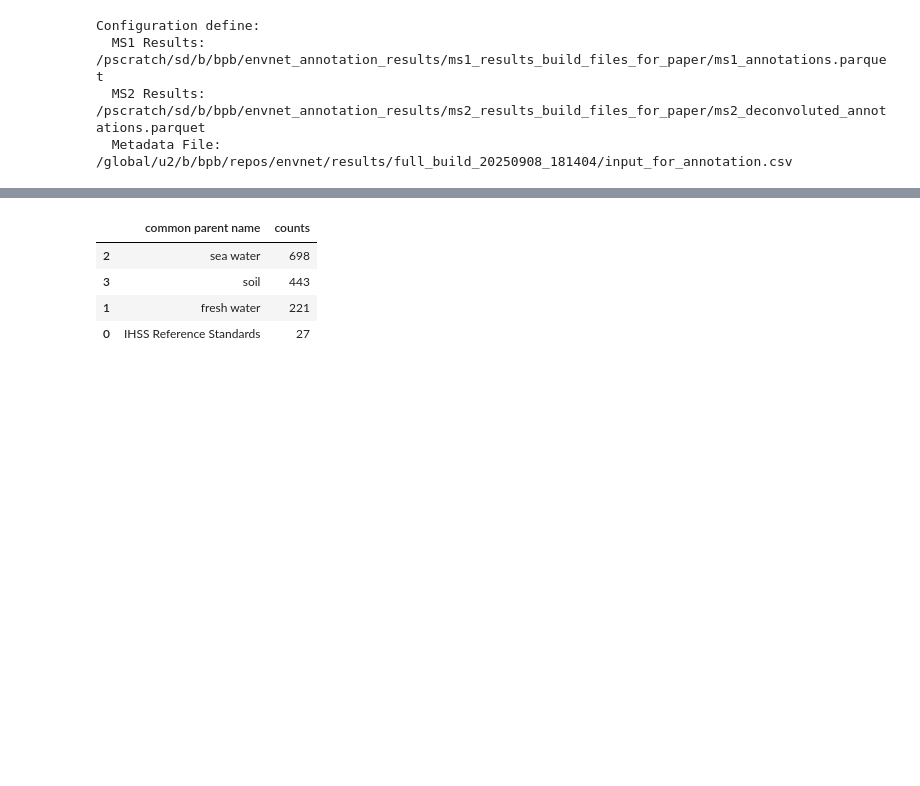
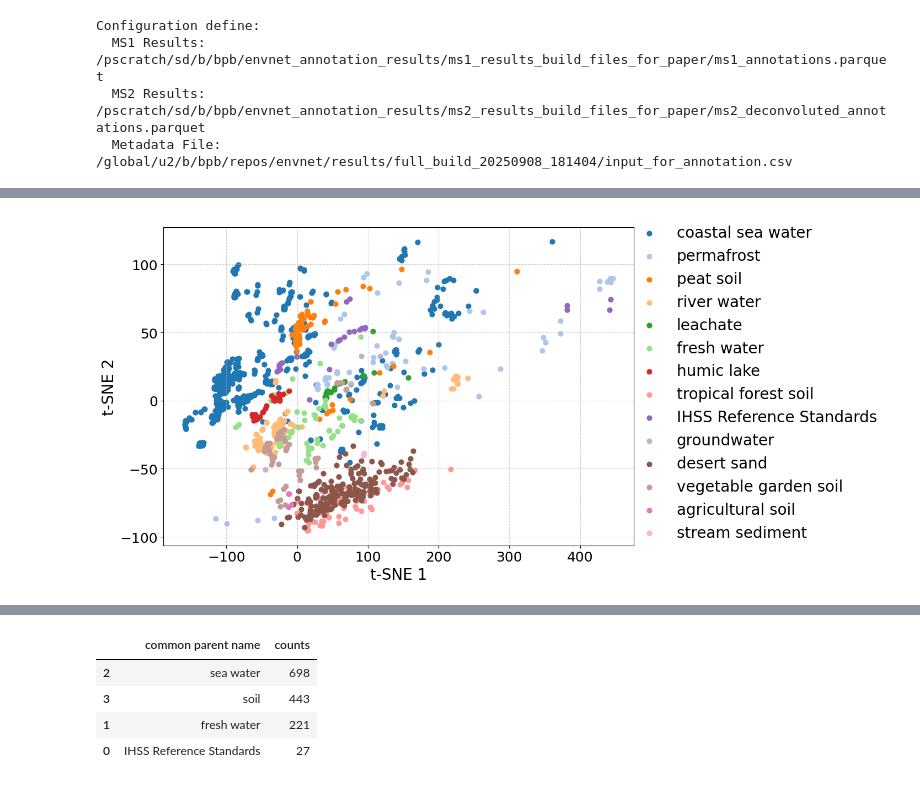
Before and after one commit to biorack/envnet, a Jupyter notebook: notebooks/make_components_of_figure1.ipynb, the cells around one changed output, grey strips where cells are left out. Saved outputs shown, nothing was run; the diff lists cells and outputs as text; code cells hidden in the pictures; blank space fills up the shorter version.

```diff
--- a/notebooks/make_components_of_figure1.ipynb
+++ b/notebooks/make_components_of_figure1.ipynb
@@ -112,0 +270,61 @@ Columns: ['original_index', 'num_datapoints', 'rt_peak', 'peak_height', 'peak_ar
+# %%
+import matplotlib.pyplot as plt
+import numpy as np
+import pandas as pd
+
+# --- 1. Extract the necessary data from your pca_results dictionary ---
+# This contains the X and Y coordinates for each point
+X_pca = pca_results['pca_coordinates']
+
+# This is a pandas Series with the group name (e.g., 'coastal sea water') for each point
+groups = pca_results['sample_groups']
+
+# This contains the percentage of variance explained by each component
+explained_variance = None #pca_results['explained_variance']
+
+
+# --- 2. Set up the plot aesthetics ---
+# Get a list of the unique environment names to create a consistent color map
+unique_groups = groups.unique()
+colors = dict(zip(unique_groups, plt.cm.tab20.colors[:len(unique_groups)]))
+
+
+# --- 3. Create the new, improved plot ---
+# Create a figure with a wider aspect ratio (e.g., 12 inches wide by 8 inches tall)
+fig, ax = plt.subplots(figsize=(17, 7))
+
+# Plot each group of points separately so we can build the legend automatically
+for group in unique_groups:
+    # Find the indices for the points belonging to the current group
+    idx = (groups == group)
+    ax.scatter(
+        X_pca[idx, 0],
+        X_pca[idx, 1],
+        color=colors[group],
+        label=group,
+        alpha=1,
+        s=40  # Adjust point size if desired
+    )
+
+# --- 4. Customize labels, title, and font sizes ---
+# Calculate the percentage of variance for the labels
+pc1_var = explained_variance[0] * 100 if explained_variance is not None else None
+pc2_var = explained_variance[1] * 100 if explained_variance is not None else None
+
+# Set labels and title with larger fonts
+ax.set_xlabel(f'Component 1 ({pc1_var:.1f}%)' if pc1_var is not None else 't-SNE 1', fontsize=20)
+ax.set_ylabel(f'Component 2 ({pc2_var:.1f}%)' if pc2_var is not None else 't-SNE 2', fontsize=20)
+# Increase the font size of the tick labels on both axes
+ax.tick_params(axis='both', which='major', labelsize=18)
+
+# Create the legend with a larger font and place it outside the plot area
+ax.legend(bbox_to_anchor=(0.97, 1.05), loc='upper left', fontsize=20,frameon=False)
+
+# Add a grid for better readability
+ax.grid(True, linestyle='--', alpha=0.6)
+
+# Adjust the plot layout to make sure the legend doesn't get cut off
+plt.tight_layout(rect=[0, 0, 0.85, 1])
+plt.show()
+# %% [output]
+[figure, added]
```
Also changed, not shown: parts of 27 cells of this notebook, 5 other files.
